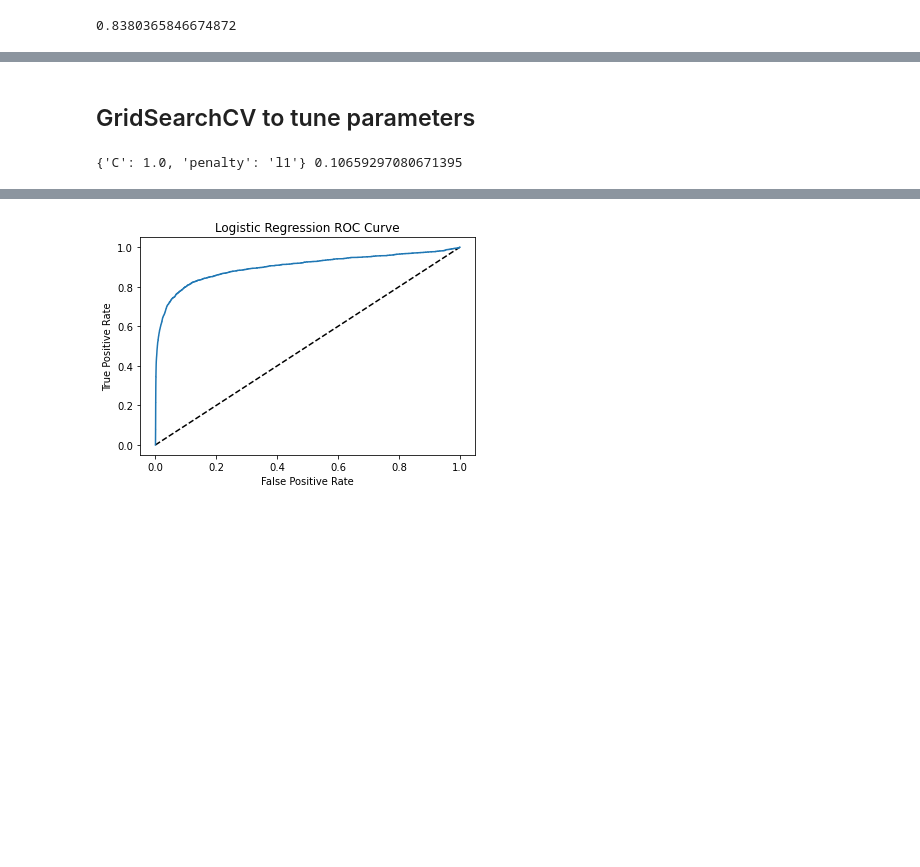
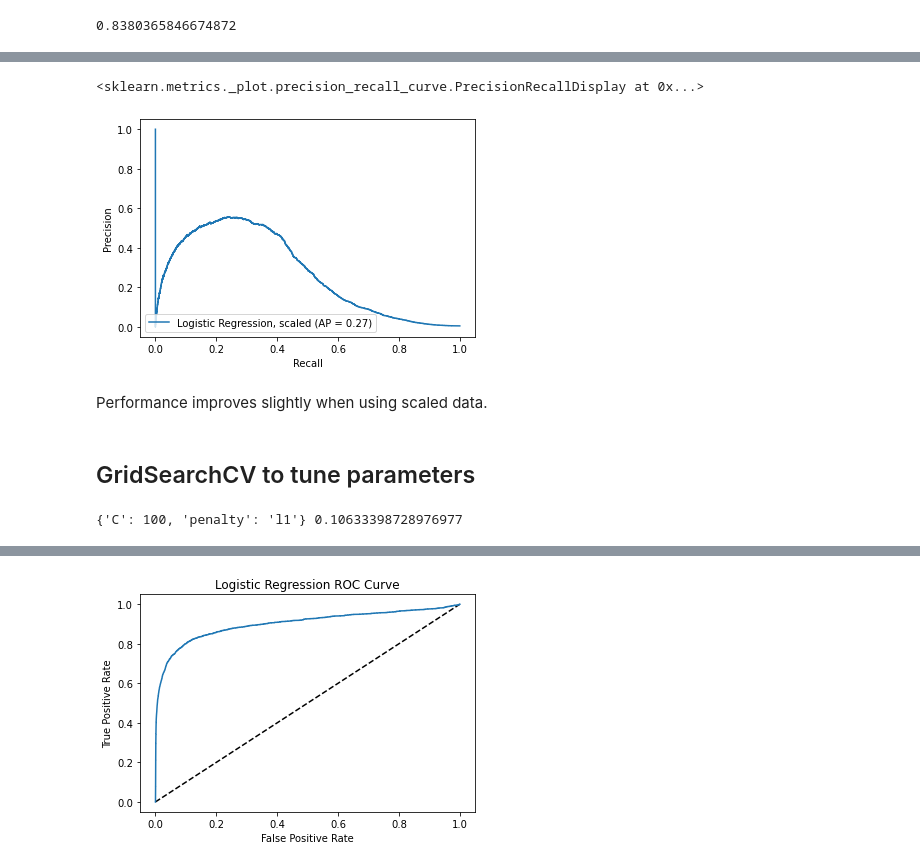
Before and after one commit to cchung106/Capstone-Two, a Jupyter notebook: Notebooks/03_preprocessing_and_training.ipynb, the cells around one changed output, grey strips where cells are left out. Drawn from its saved outputs; the diff is of its cells as text; code cells hidden in the pictures; blank space fills up the shorter version.

```diff
--- a/Notebooks/03_preprocessing_and_training.ipynb
+++ b/Notebooks/03_preprocessing_and_training.ipynb
@@ -322,3 +401,10 @@ roc_auc_score(y_test, y_pred_prob)
+# %%
+plot_precision_recall_curve(logreg2, X_test_scaled, y_test, name = 'Logistic Regression, scaled')
+# %% [output]
+<sklearn.metrics._plot.precision_recall_curve.PrecisionRecallDisplay at 0x...>
+[figure, added]
+# %% [markdown]
+Performance improves slightly when using scaled data.
 # %% [markdown]
 ## GridSearchCV to tune parameters
 # %%
@@ -327,15 +414,15 @@ from sklearn.metrics import recall_score
 # %%
-logreg2 = LogisticRegression(solver='liblinear')
+logreg3 = LogisticRegression(solver='saga', max_iter=100000)
 penalty = ['l1', 'l2']
 c_values = [100, 10, 1.0, 0.1, 0.01]
 # define grid search
 grid = dict(penalty=penalty,C=c_values)
 
 
-logreg2_cv = GridSearchCV(estimator = logreg2, param_grid = grid, cv=5, scoring = 'recall')
+logreg3_cv = GridSearchCV(estimator = logreg3, param_grid = grid, cv=5, scoring = 'recall')
 
-logreg2_cv.fit(X_train, y_train)
+logreg3_cv.fit(X_train_scaled, y_train)
 
-print(logreg2_cv.best_params_, logreg2_cv.best_score_)
+print(logreg3_cv.best_params_, logreg3_cv.best_score_)
 # %% [output]
-{'C': 1.0, 'penalty': 'l1'} 0.10659297080671395
+{'C': 100, 'penalty': 'l1'} 0.10633398728976977
```
Also changed, not shown: parts of 20 cells of this notebook.
